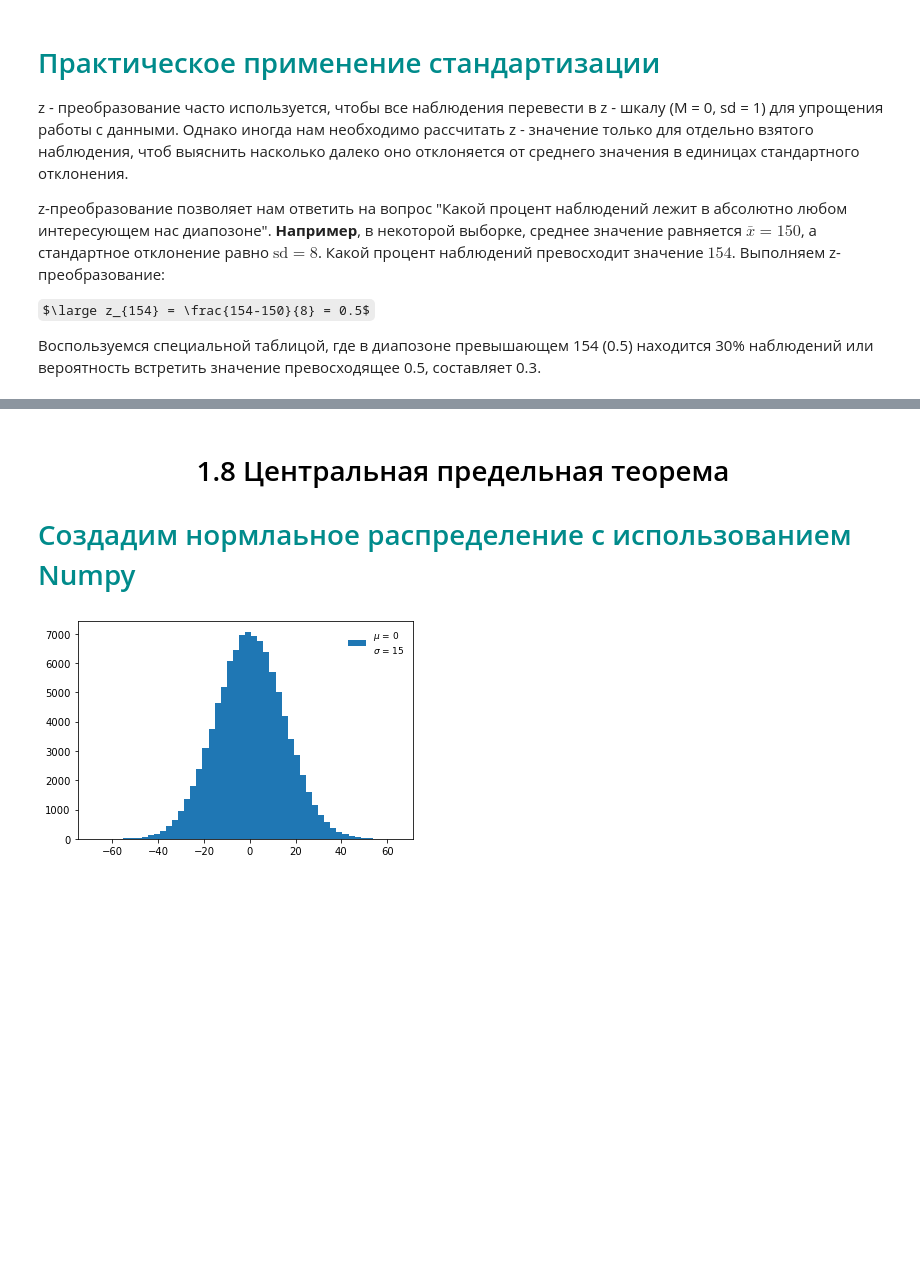
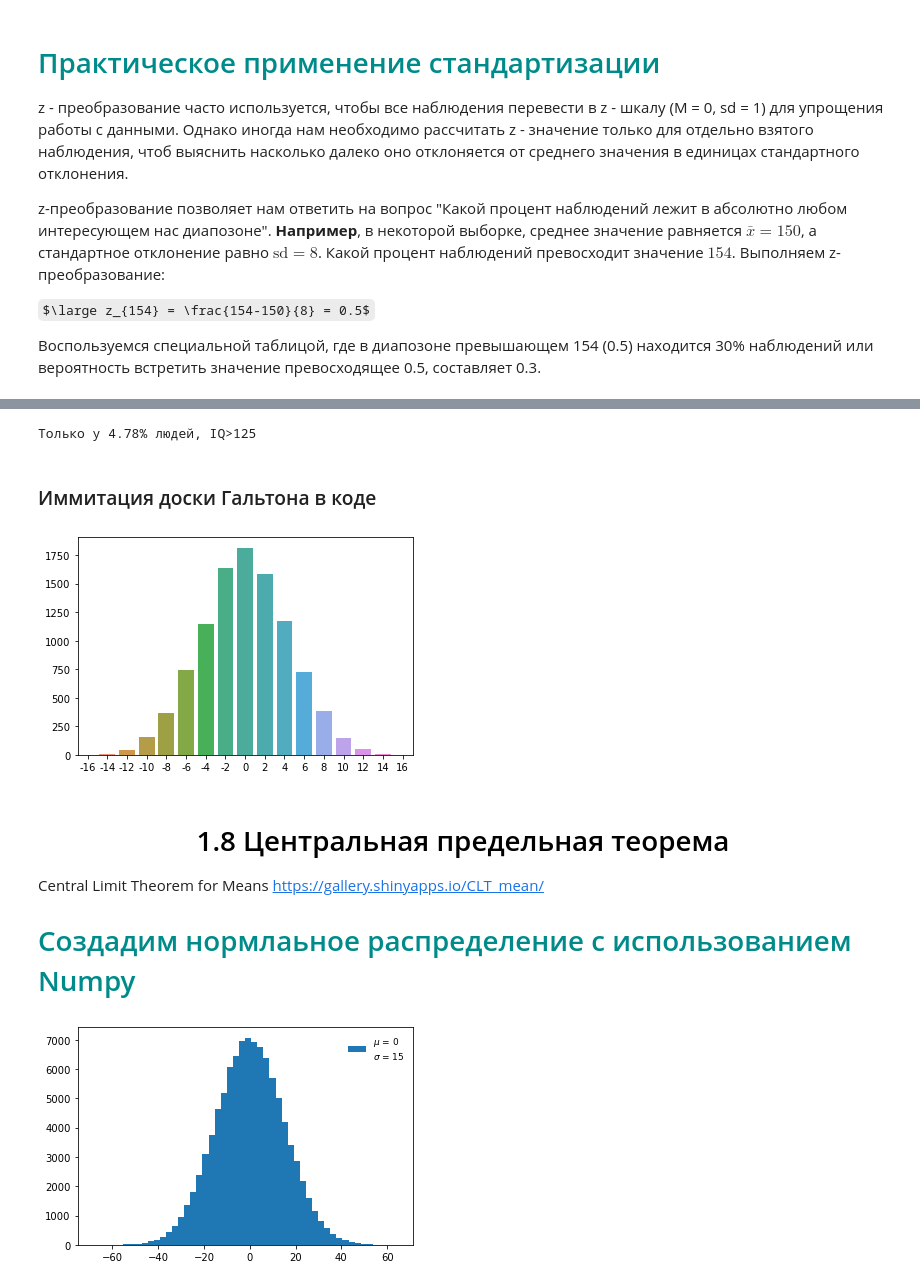
Before and after one commit to SciWake/Mathematics, a Jupyter notebook: Statistics_1_stepik/1_Introduction.ipynb, the cells around one changed output, grey strips where cells are left out. Cells and saved outputs as stored; diff of their text form; code cells hidden in the pictures; some formulas as TeX source; blank space fills up the shorter version.

Commit message:
Fixing important bugs and adding tasks

```diff
--- a/Statistics_1_stepik/1_Introduction.ipynb
+++ b/Statistics_1_stepik/1_Introduction.ipynb
@@ -255,6 +285,36 @@ $\large z_{154} = \frac{154-150}{8} = 0.5$
+# %%
+from scipy import stats
+mean = 100
+std = 15
+IQ=125
+# sf - Survival function = (1 - cdf) - Cumulative distribution function
+print(f"Только у {(stats.norm(mean, std).sf(IQ))*100:.2f}% людей, IQ>{IQ}")
+# %% [output]
+Только у 4.78% людей, IQ>125
+# %% [markdown]
+### Иммитация доски Гальтона в коде
+# %%
+import seaborn as sns
+data = dict()
+# количество шариков
+N = 10000
+# количество уровней
+level = 20
+for _ in range(N):
+    index = 0
+    for _ in range(level):
+        index += np.random.choice([-1, 1])
+    data.setdefault(index, 0)
+    data[index] += 1
+sns.barplot(x=list(data.keys()), y=list(data.values()));
+# %% [output]
+[figure, added]
 # %% [markdown]
 <h1 style="color:black" align="center">1.8 Центральная предельная теорема</h1>
 
+Central Limit Theorem for Means
+https://gallery.shinyapps.io/CLT_mean/
+
 <h1 style="color:#008B8B">Создадим нормлаьное распределение с использованием Numpy</h1>
 # %%
 # Подключение библиотек
```
Also changed, not shown: parts of 17 cells of this notebook.
